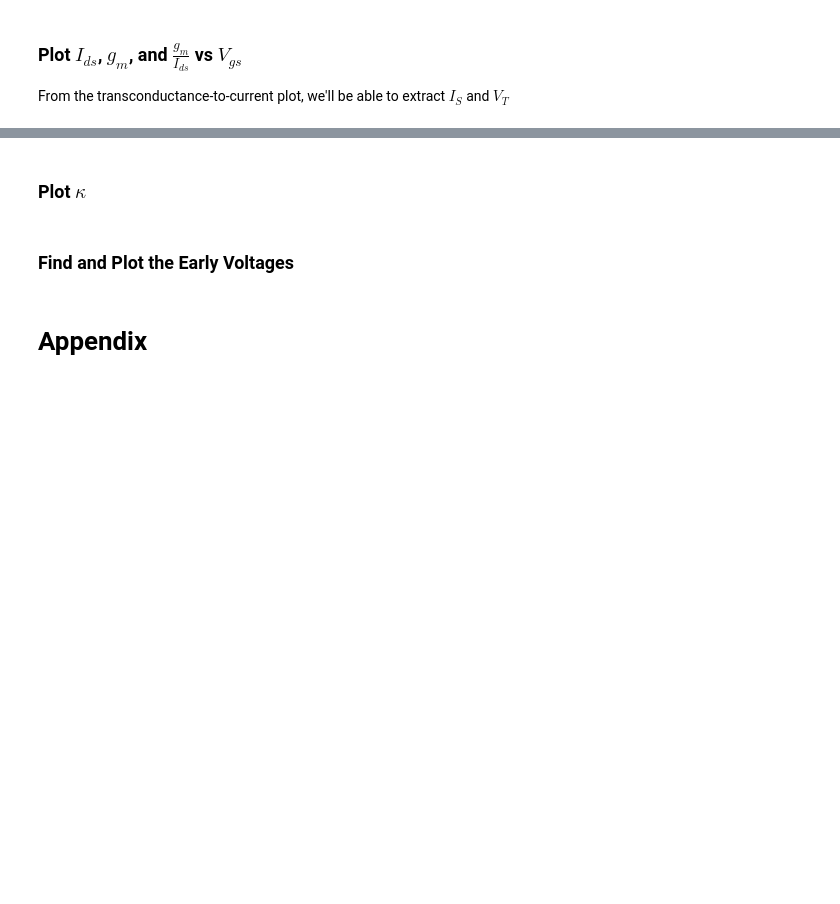
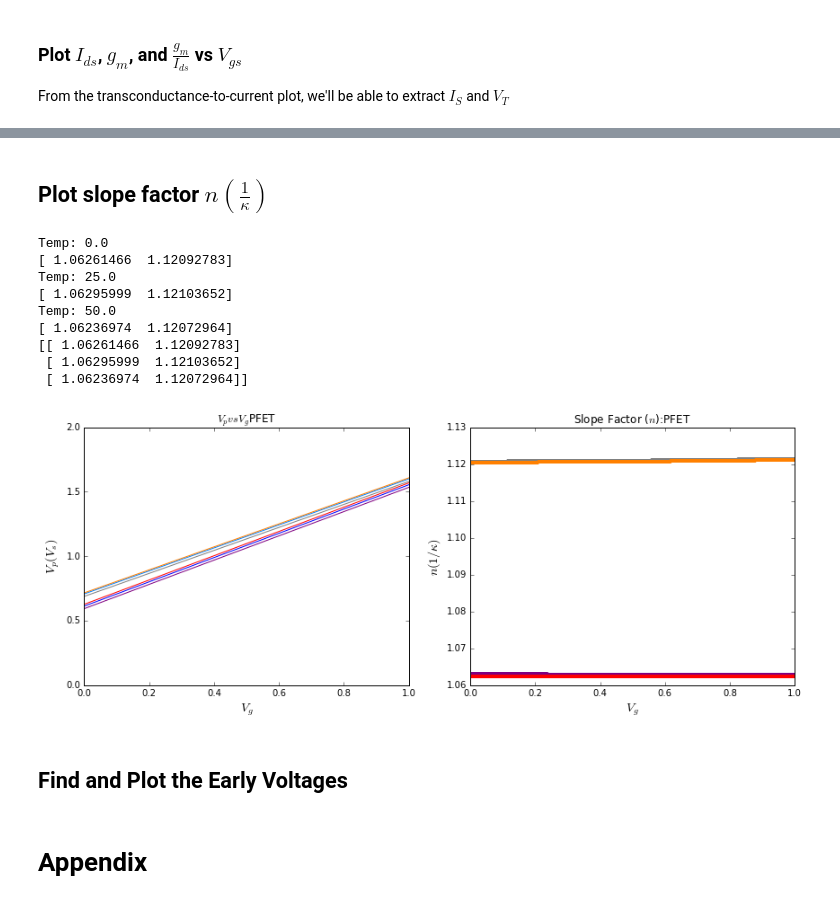
Before and after one commit to twinoza/TwinPyNB, a Jupyter notebook: FETCharacterization/PFET_ParamExtract.ipynb, the cells around one changed output, grey strips where cells are left out. Drawn from its saved outputs; the diff is of its cells as text; code cells hidden in the pictures; blank space fills up the shorter version.

```diff
--- a/FETCharacterization/PFET_ParamExtract.ipynb
+++ b/FETCharacterization/PFET_ParamExtract.ipynb
@@ -27,8 +29,8 @@ def readFile(filePath):
 # A function that allows the end-user to specify the type of plot he/she wants
 # to retrieve by various parameters.  Essentially, this is a wrapper on the
 # readFile function above.
-def getData(folderRoot, FETType="PFET_eg1L", CurveType="IdsVgs", vdsVal="_Vds0.01"):
-    fN = folderRoot + FETType + "_" + CurveType + "Curve" + vdsVal + ".csv"
+def getData(folderRoot, FETType="PFET_eg1L", CurveType="IdsVgs", IDVal="_Vds0.01"):
+    fN = folderRoot + FETType + "_" + CurveType + "_" + IDVal + ".csv"
     xVals, yVals = readFile(fN)
     return xVals, yVals
 
@@ -306,2 +293,2 @@ IS_eg1L:  [array([[  1.02307190e-07]]), array([[  1.59399470e-07]]), array([[  2
 # %% [markdown]
-### Plot $\kappa$
+## Plot slope factor $n (\frac{1}{\kappa})$
@@ -320,5 +327,53 @@ show()
+# %%
+def slopeFactor(folderRoot, FETType="NFET", curveType="VgvsVs_KappaExtraction", temps=[25], xLims=(0,1)):
+    numTemps = len(temps)
+    avgSFs = list()
+    for i, curTemp in enumerate(temps):
+        #print
+        print "Temp:", curTemp
+
+        origVps1, origVgs1 = getData(folderRoot, FETType=FETType,
+                                        CurveType=curveType, IDVal="T"+str(int(curTemp))+"C")
+        subplot(1,2,1)
+        for j in arange(shape(origVgs1)[1]-1):
+            plotVpvsVg((origVgs1[:,j+1], origVgs1[:,0]), ttl="$V_p vs V_g$"+str(FETType),
+                       color=(1.*i/(numTemps-1), 1.*j/(numTemps-1), 1-(1.*i/(numTemps-1))), fntSz=14)
+        xlim(xLims)
+
+        origVps2, origVgs2 = getData(folderRoot, FETType=FETType,
+                                        CurveType=curveType, IDVal="T"+str(int(curTemp))+"C")
+        #print origVgs2
+        subplot(1,2,2)
+        curSFs = list()
+        for j in arange(shape(origVgs1)[1]-1):
+            tmpSF = plotSlopeFactor((origVgs2[:,j+1], origVgs2[:,0]), ttl="Slope Factor ($n$):"+str(FETType),
+                       color=(1.*i/(numTemps-1), 1.*j/(numTemps-1), 1-(1.*i/(numTemps-1))), fntSz=14)
+            curSFs.append(array(tmpSF))
+        xlim(xLims)
+        print array(curSFs)
+        avgSFs.append(array(curSFs))
+
+    tight_layout()
+    # Returns the average slope factor value
+    return array(avgSFs)
+# %%
+figsize(12,5)
+
+avgSFs = slopeFactor(folderRoot, FETType="PFET", curveType="VgvsVs_KappaExtraction", temps=temps, xLims=(0,1))
+print avgSFs
+# %% [output]
+Temp: 0.0
+[ 1.06261466  1.12092783]
+Temp: 25.0
+[ 1.06295999  1.12103652]
+Temp: 50.0
+[ 1.06236974  1.12072964]
+[[ 1.06261466  1.12092783]
+ [ 1.06295999  1.12103652]
+ [ 1.06236974  1.12072964]]
+[figure, added]
 # %% [markdown]
-### Find and Plot the Early Voltages
+## Find and Plot the Early Voltages
 # %%
 threshold = 0.6
 
```
Also changed, not shown: parts of 9 cells of this notebook, 1 other file.
